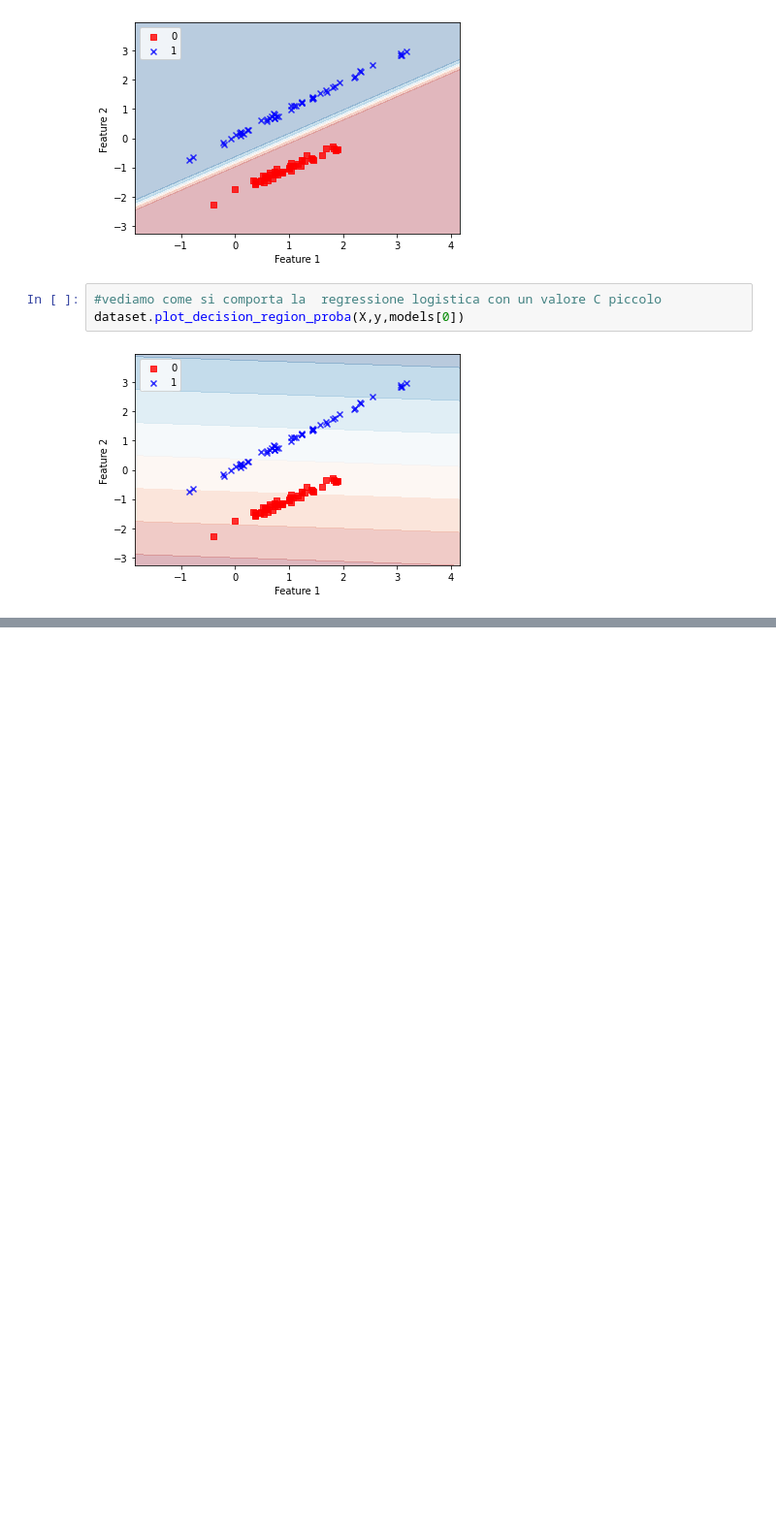
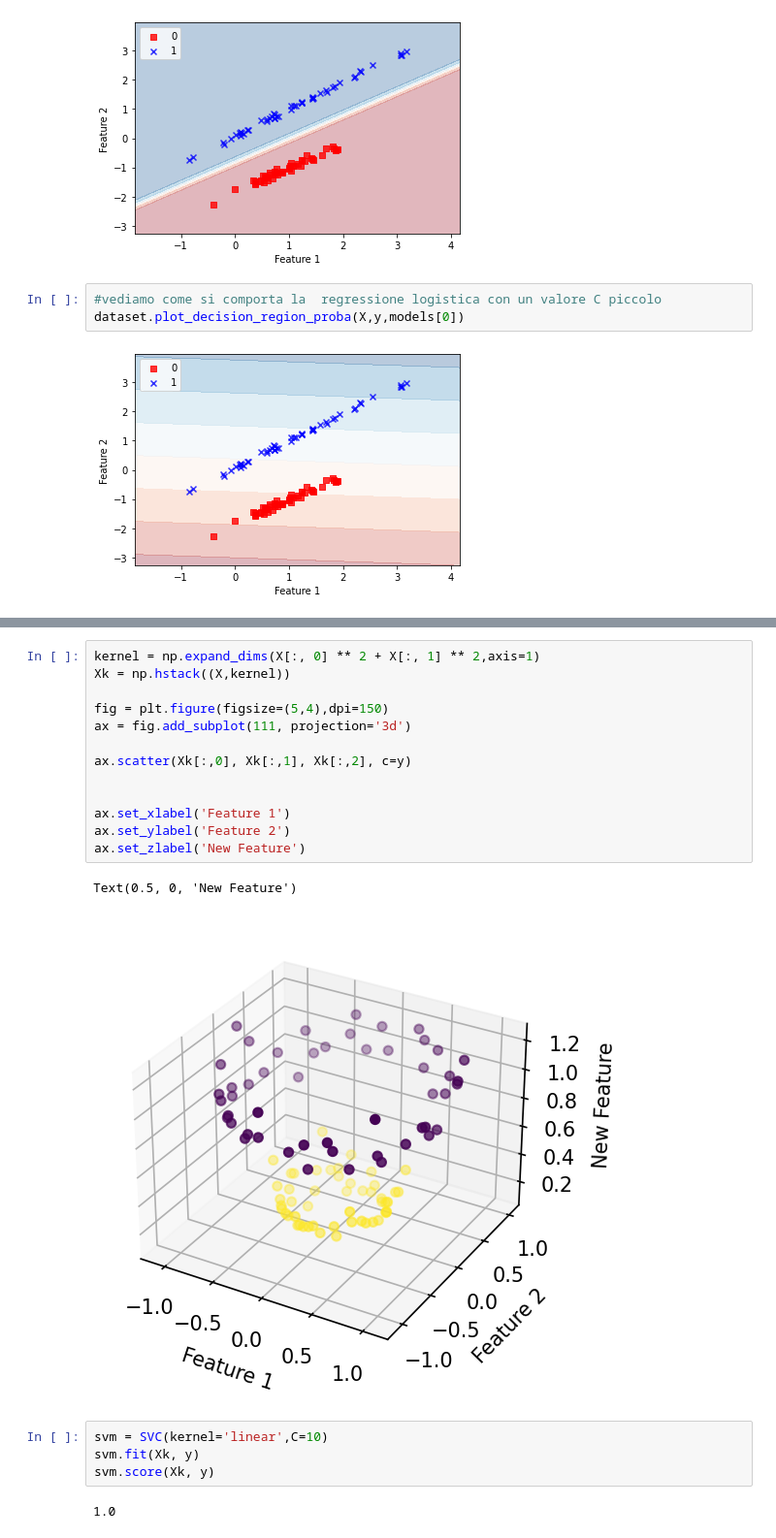
Before and after one commit to fdalforno/basic_course, a Jupyter notebook: 05 - Algoritmi.ipynb, the cells around one changed output, grey strips where cells are left out. Shown at 97% size. Saved outputs shown, nothing was run; the diff lists cells and outputs as text; blank space fills up the shorter version.

```diff
--- a/05 - Algoritmi.ipynb
+++ b/05 - Algoritmi.ipynb
@@ -463,0 +534,22 @@ dataset.plot_decision_region(X,y,svm)
+# %%
+kernel = np.expand_dims(X[:, 0] ** 2 + X[:, 1] ** 2,axis=1)
+Xk = np.hstack((X,kernel))
+
+fig = plt.figure(figsize=(5,4),dpi=150)
+ax = fig.add_subplot(111, projection='3d')
+
+ax.scatter(Xk[:,0], Xk[:,1], Xk[:,2], c=y)
+
+
+ax.set_xlabel('Feature 1')
+ax.set_ylabel('Feature 2')
+ax.set_zlabel('New Feature')
+# %% [output]
+Text(0.5, 0, 'New Feature')
+[figure, added]
+# %%
+svm = SVC(kernel='linear',C=10)
+svm.fit(Xk, y)
+svm.score(Xk, y)
+# %% [output]
+1.0
```
Also changed, not shown: parts of 24 cells of this notebook, 7 other files.
